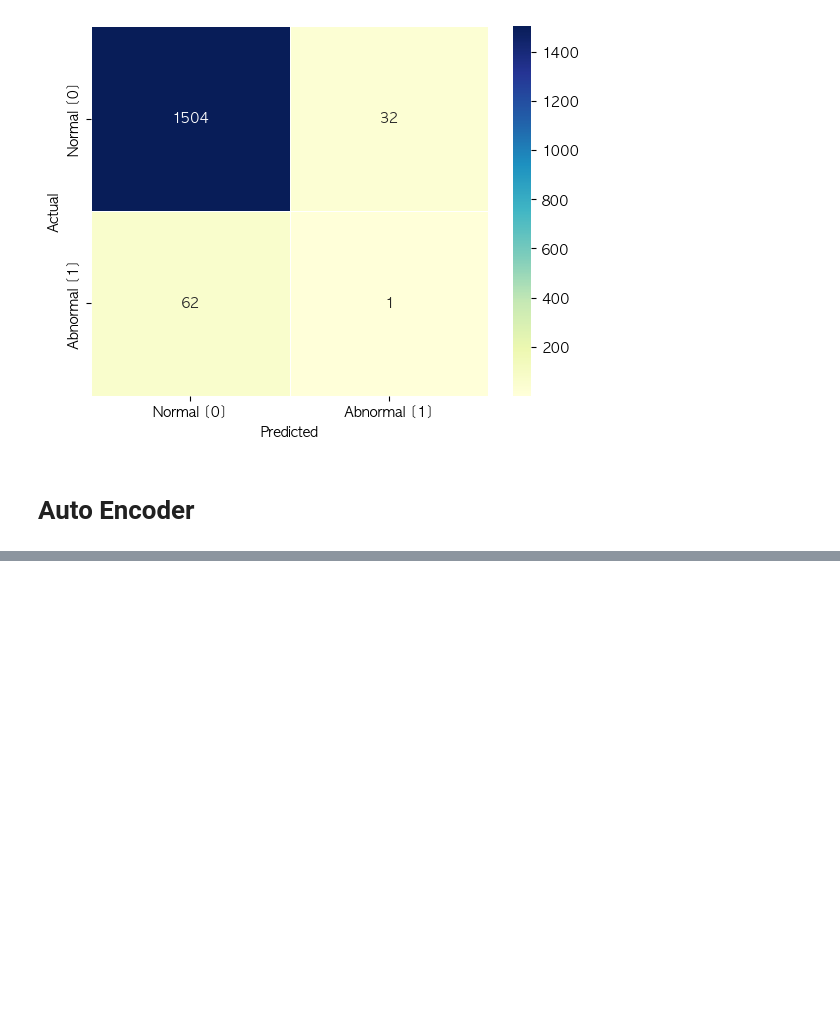
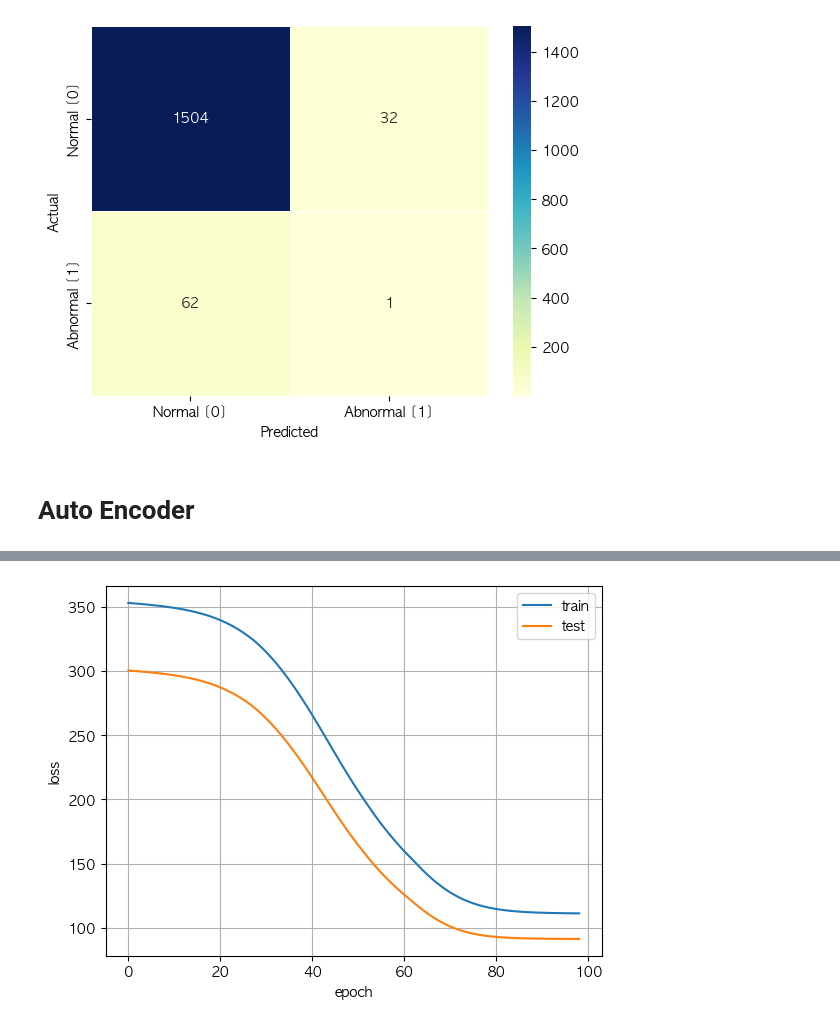
Before and after one commit to basamg912/imbalanced-anomaly-detection, a Jupyter notebook: notebooks/check.ipynb, the cells around one changed output, grey strips where cells are left out. Drawn from its saved outputs; the diff is of its cells as text; code cells hidden in the pictures; blank space fills up the shorter version.

Commit message:
AutoEncoder Train Using TQDM

```diff
--- a/notebooks/check.ipynb
+++ b/notebooks/check.ipynb
@@ -562,0 +661,21 @@ class AutoEncoder(nn.Module):
+# %%
+from tqdm import tqdm
+
+# recent value
+# \*모든 클래스의 조상인 object 클래스
+class AverageMeter(object):
+    def __init__(self):
+        self.reset()
+    def reset(self):
+        self.avg = 0
+        self.val = 0
+        self.sum = 0
+        self.count = 0
+    def update(self, val, n=1):
+        self.val = val
+        self.sum += val * n
+        self.count += n
+        self.avg = self.sum / self.count
+
+def compute_mse(pred,target):
+    pass
@@ -562,0 +725,11 @@ class AutoEncoder(nn.Module):
+# %%
+train_loss_list, test_loss_list = train(model_config, [train_dataset, test_dataset], criterion=criterion)
+# %%
+plt.plot(train_loss_list, label='train')
+plt.plot(test_loss_list, label='test')
+plt.xlabel('epoch')
+plt.ylabel('loss')
+plt.legend()
+plt.grid()
+# %% [output]
+[figure, added]
```
Also changed, not shown: parts of 7 cells of this notebook.
